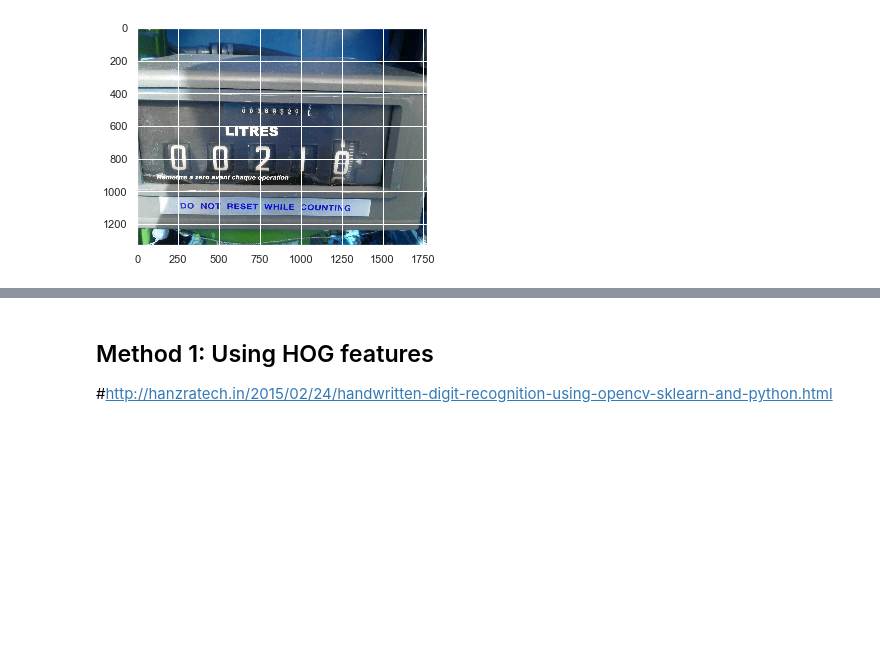
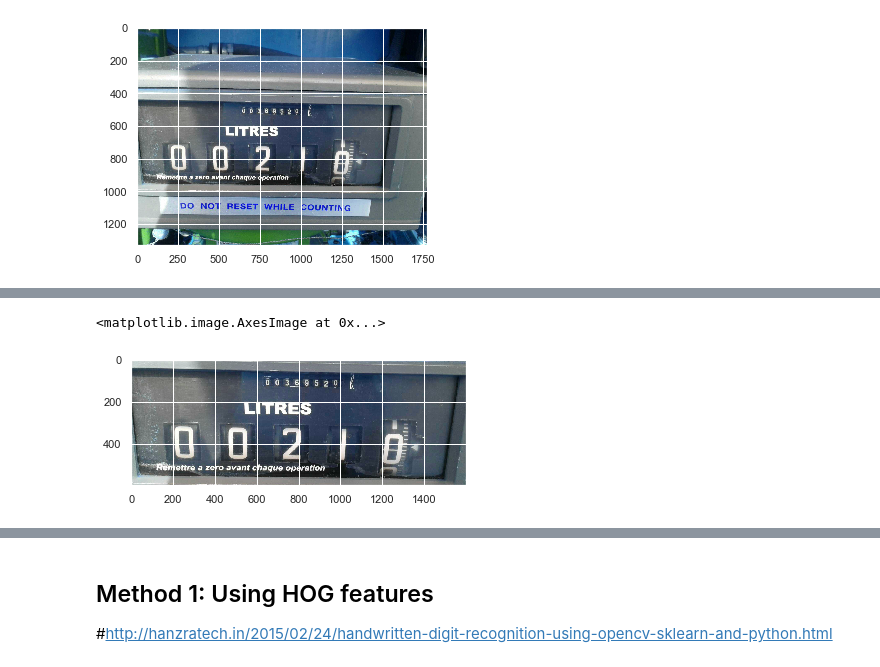
Before and after one commit to raphaaael95/Eleven_study, a Jupyter notebook: analog_images-Camille.ipynb, the cells around one changed output, grey strips where cells are left out. Cells and saved outputs as stored; diff of their text form; code cells hidden in the pictures; blank space fills up the shorter version.

```diff
--- a/analog_images-Camille.ipynb
+++ b/analog_images-Camille.ipynb
@@ -26,0 +37,6 @@ plt.imshow(img)
+# %%
+crop_img = img[400:1000, 0:1600]
+plt.imshow(crop_img)
+# %% [output]
+<matplotlib.image.AxesImage at 0x...>
+[figure, added]
```
Also changed, not shown: parts of 12 cells of this notebook.
